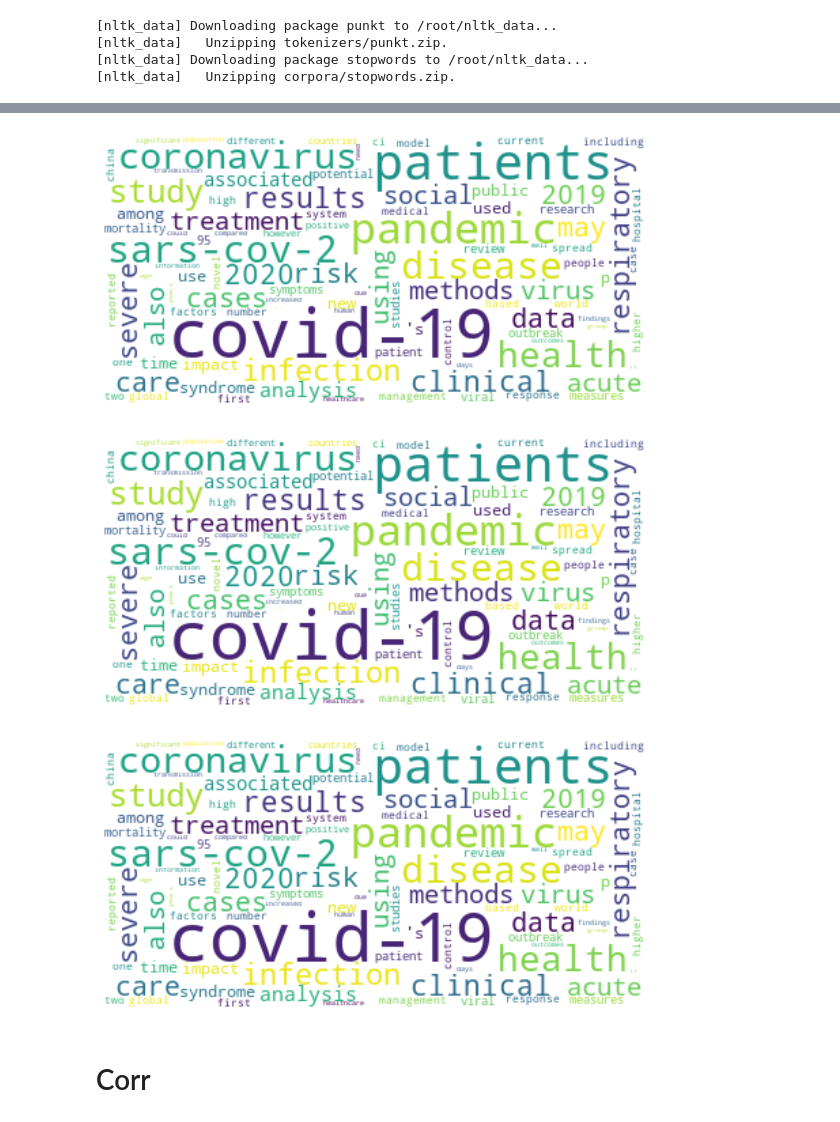
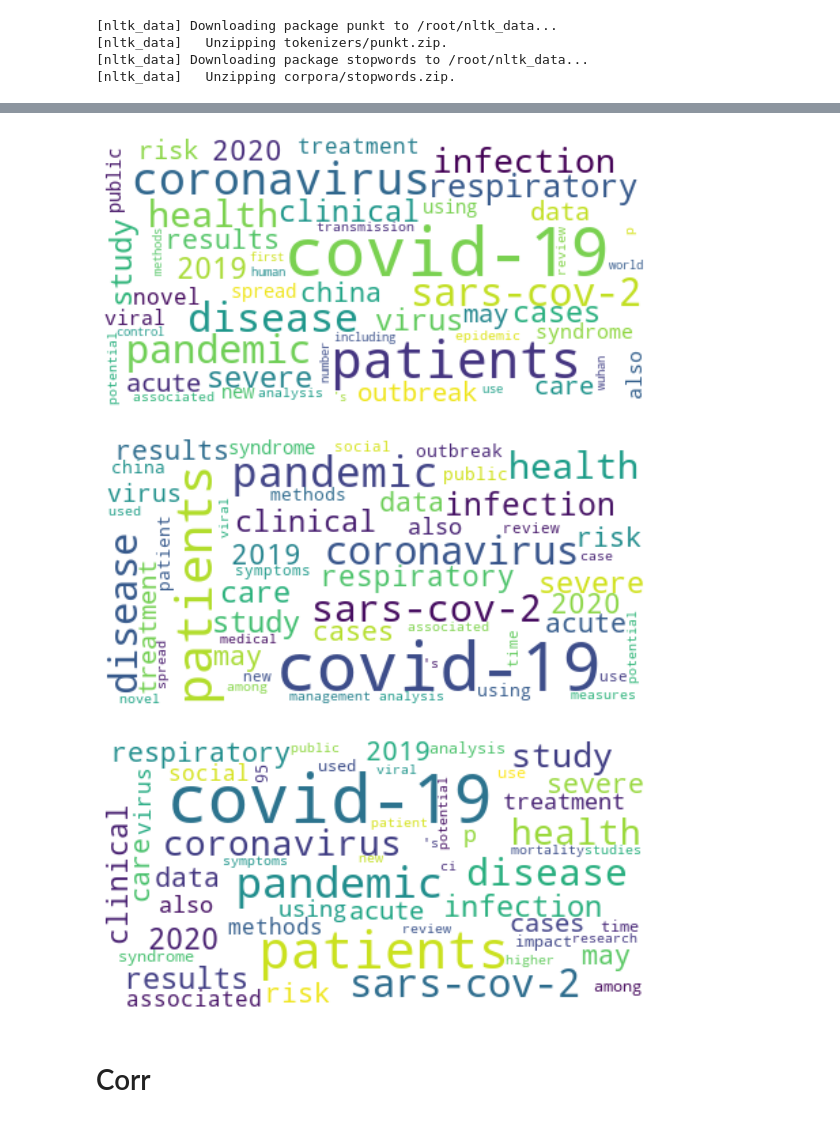
Before and after one commit to schneeboat/ana_2020, a Jupyter notebook: bibliographic_cov19_2020.ipynb, the cells around one changed output, grey strips where cells are left out. Cells and saved outputs as stored; diff of their text form; code cells hidden in the pictures.

```diff
--- a/bibliographic_cov19_2020.ipynb
+++ b/bibliographic_cov19_2020.ipynb
@@ -760,32 +660,32 @@ key_freq_5_8 = get_full_keywords(cloud_5_8)
 cloud_9_12 = data_9_12[['TI','AB']].dropna()
 key_freq_9_12 = get_full_keywords(cloud_9_12)
 # %%
-wordcloud_1_4 = WordCloud(max_font_size=50, max_words=100, background_color='white').generate_from_frequencies(key_freq_1_4)
+wordcloud_1_4 = WordCloud(max_font_size=50, max_words=50, background_color='white').generate_from_frequencies(key_freq_1_4)
 plt.figure(figsize=(10,5))
-plt.imshow(wordcloud, interpolation='bilinear')
+plt.imshow(wordcloud_1_4, interpolation='bilinear')
 plt.axis('off')
 plt.savefig('cloud_1_4.jpg')
 plt.show()
 # %% [output]
-[figure, old version]
+[figure, new version]
 # %%
-wordcloud_5_8 = WordCloud(max_font_size=50, max_words=100, background_color='white').generate_from_frequencies(key_freq_5_8)
+wordcloud_5_8 = WordCloud(max_font_size=50, max_words=50, background_color='white').generate_from_frequencies(key_freq_5_8)
 plt.figure(figsize=(10,5))
-plt.imshow(wordcloud, interpolation='bilinear')
+plt.imshow(wordcloud_5_8, interpolation='bilinear')
 plt.axis('off')
 plt.savefig('cloud_5_8.jpg')
 plt.show()
 # %% [output]
-[figure, old version]
+[figure, new version]
 # %%
-wordcloud_9_12 = WordCloud(max_font_size=50, max_words=100, background_color='white').generate_from_frequencies(key_freq_9_12)
+wordcloud_9_12 = WordCloud(max_font_size=50, max_words=50, background_color='white').generate_from_frequencies(key_freq_9_12)
 plt.figure(figsize=(10,5))
-plt.imshow(wordcloud, interpolation='bilinear')
+plt.imshow(wordcloud_9_12, interpolation='bilinear')
 plt.axis('off')
 plt.savefig('cloud_9_12.jpg')
 plt.show()
 # %% [output]
-[figure, old version]
+[figure, new version]
 # %% [markdown]
 # Corr
 # %%
```
Also changed, not shown: parts of 46 cells of this notebook.
